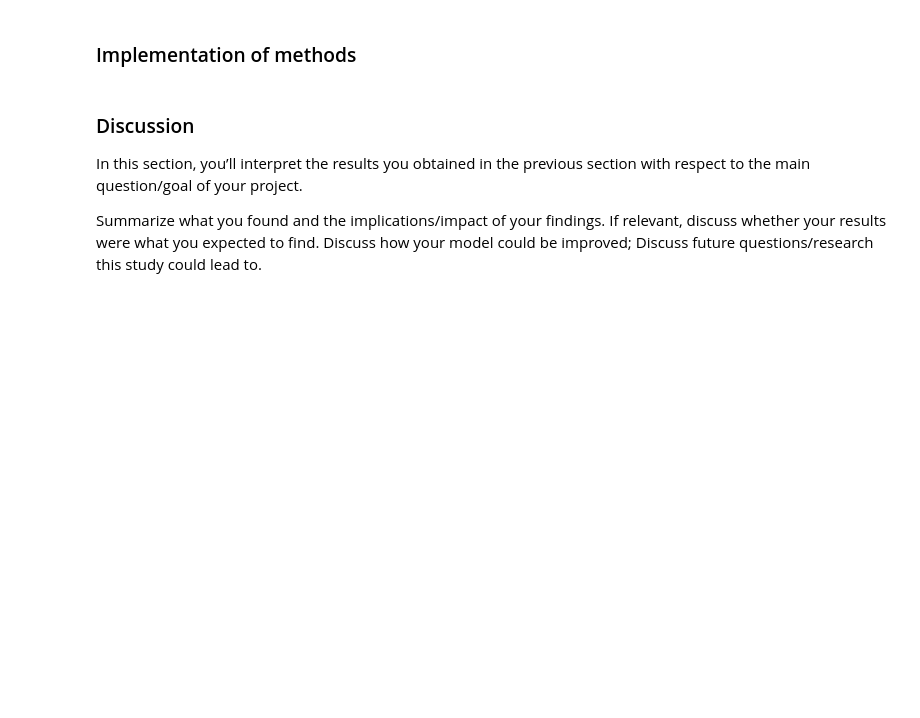
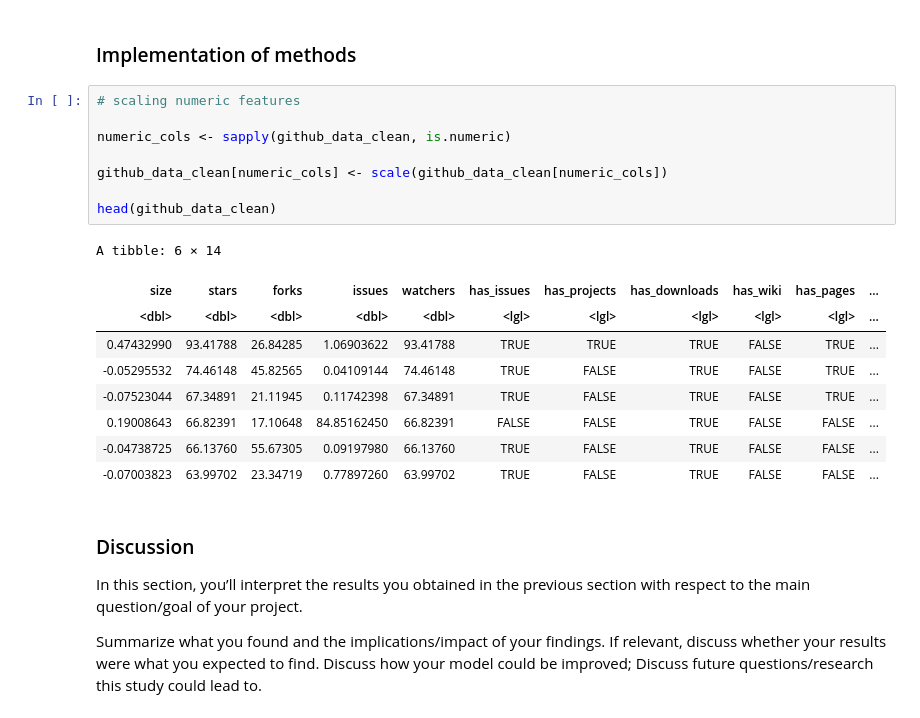
Before and after one commit to chloezandberg/stat301-final-project-group, a Jupyter notebook: final-project.ipynb, the cells around one changed output. Saved outputs shown, nothing was run; the diff lists cells and outputs as text; blank space fills up the shorter version.

Commit message:
scaled

```diff
--- a/final-project.ipynb
+++ b/final-project.ipynb
@@ -240,6 +240,24 @@ The main purpose of the scatterplots is to identify possible relationships betwe
 For the Forks and Stars plot, we can see a large concentration of observations closer to the origin, possibly indicating a larger subset of repositories have a small amount of stars and small amount of forks. Furthermore, the Issues and Stars plot demonstrates a similar concentration of observations closer to the origin. The majority of repositories seem to have a small number of issues, which seems to translate to a higher amount of stars.
 # %% [markdown]
 ### Implementation of methods
+# %%
+# scaling numeric features
+
+numeric_cols <- sapply(github_data_clean, is.numeric)
+
+github_data_clean[numeric_cols] <- scale(github_data_clean[numeric_cols])
+
+head(github_data_clean)
+# %% [output]
+A tibble: 6 × 14
+| size | stars | forks | issues | watchers | has_issues | has_projects | has_downloads | has_wiki | has_pages | ... |
+| <dbl> | <dbl> | <dbl> | <dbl> | <dbl> | <lgl> | <lgl> | <lgl> | <lgl> | <lgl> | ... |
+| 0.47432990 | 93.41788 | 26.84285 | 1.06903622 | 93.41788 | TRUE | TRUE | TRUE | FALSE | TRUE | ... |
+| -0.05295532 | 74.46148 | 45.82565 | 0.04109144 | 74.46148 | TRUE | FALSE | TRUE | FALSE | TRUE | ... |
+| -0.07523044 | 67.34891 | 21.11945 | 0.11742398 | 67.34891 | TRUE | FALSE | TRUE | FALSE | TRUE | ... |
+| 0.19008643 | 66.82391 | 17.10648 | 84.85162450 | 66.82391 | FALSE | FALSE | TRUE | FALSE | FALSE | ... |
+| -0.04738725 | 66.13760 | 55.67305 | 0.09197980 | 66.13760 | TRUE | FALSE | TRUE | FALSE | FALSE | ... |
+| -0.07003823 | 63.99702 | 23.34719 | 0.77897260 | 63.99702 | TRUE | FALSE | TRUE | FALSE | FALSE | ... |
 # %% [markdown]
 ### Discussion
 
```
